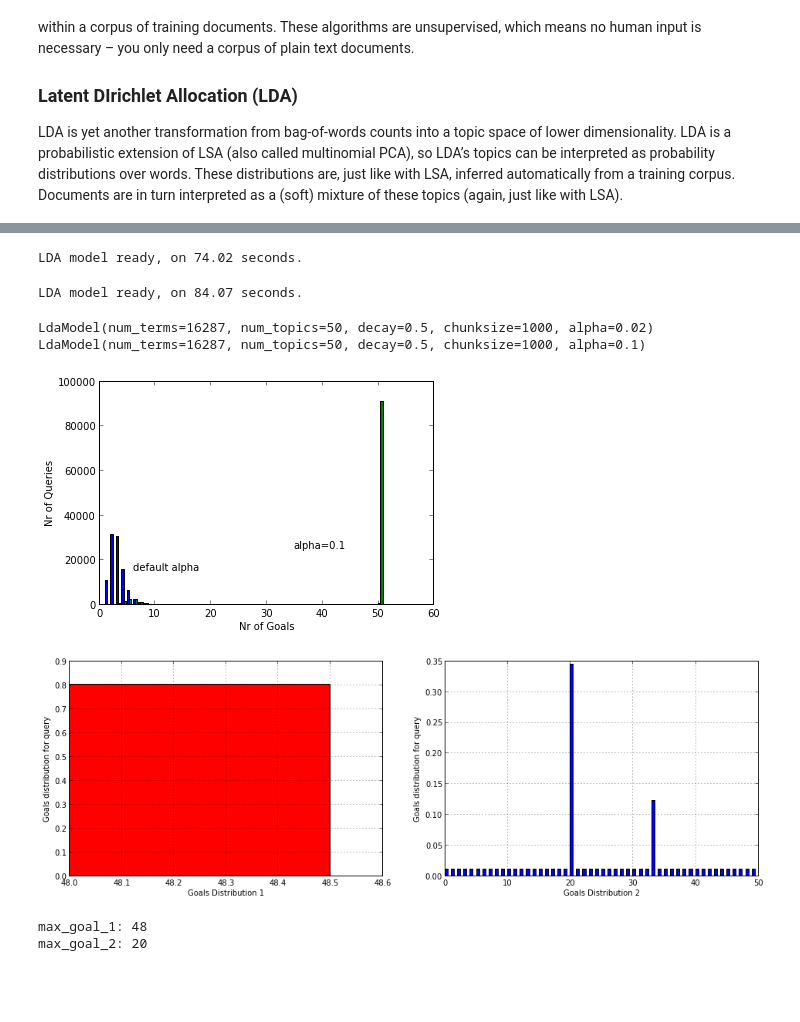
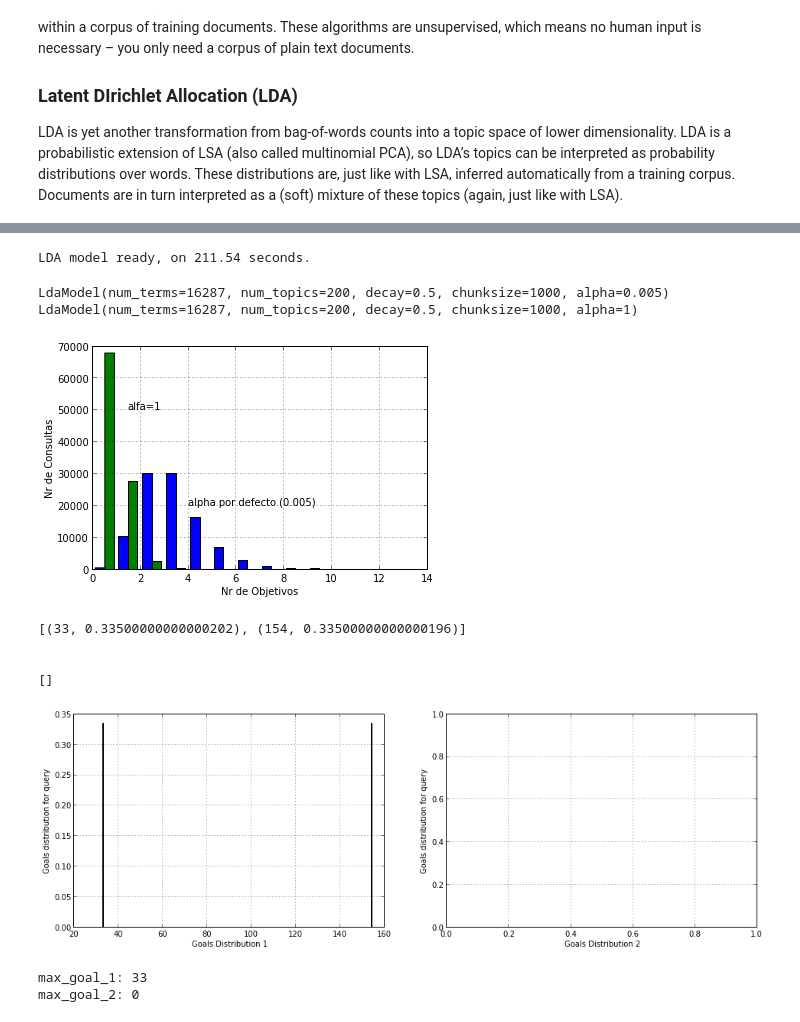
Before and after one commit to ljsou/QueryAnalyzer, a Jupyter notebook: UserQuery/LDA-Generic-Goals-QueryAnalizer.ipynb, the cells around one changed output, grey strips where cells are left out. Saved outputs shown, nothing was run; the diff lists cells and outputs as text; code cells hidden in the pictures; blank space fills up the shorter version.

```diff
--- a/UserQuery/LDA-Generic-Goals-QueryAnalizer.ipynb
+++ b/UserQuery/LDA-Generic-Goals-QueryAnalizer.ipynb
@@ -15,57 +73,61 @@ import generic_gomo as g
 import ldamodel as ldam
 from IPython.core.display import Image
 
-num_topics = 50
+num_topics = 200
 model_path = "/media/University/UniversityDisc/2-Master/MasterThesis/EjecucionTesis/Desarrollo/PythonProjects/QueryAnalyzer/Models/"
 
 lda_1 = g.initDefaultLDA(num_topics, model_path)
-# %% [output]
-LDA model ready, on 74.02 seconds.
 # %%
-alpha = 0.1
+import generic_gomo as g
+alpha = 1
+num_topics = 200
 lda_2 = g.initLDAwithAlpha(num_topics, alpha, model_path)
 # %% [output]
-LDA model ready, on 84.07 seconds.
+LDA model ready, on 211.54 seconds.
 # %%
 from gensim import models
 
-num_topics = 50
+num_topics = 200
 model_path = "/media/University/UniversityDisc/2-Master/MasterThesis/EjecucionTesis/Desarrollo/PythonProjects/QueryAnalyzer/Models/"
 lda_1 = models.LdaModel.load(model_path + 'model_1.lda') #Default Alpha
 lda_2 = models.LdaModel.load(model_path + 'model_2.lda') #Other Alpha, e.g. alpha = 0.3
 print lda_1
 print lda_2
 # %% [output]
-LdaModel(num_terms=16287, num_topics=50, decay=0.5, chunksize=1000, alpha=0.02)
-LdaModel(num_terms=16287, num_topics=50, decay=0.5, chunksize=1000, alpha=0.1)
+LdaModel(num_terms=16287, num_topics=200, decay=0.5, chunksize=1000, alpha=0.005)
+LdaModel(num_terms=16287, num_topics=200, decay=0.5, chunksize=1000, alpha=1)
 # %%
 import generic_gomo as g
 from gensim import corpora, models
 
-alpha = 0.1
+alpha = 1
 g.drawLdaDistributions(lda_1, lda_2, alpha, model_path)
 # %% [output]
-[figure, old version]
+[figure, new version]
 # %%
 import ldamodel as ldam
 import generic_gomo as g
 import kl_divergence as kld
 import hellinger_distance as hd
 
-query = "how to warm up your fish tank water"
+query = "buy a car"
 
 corpus, dictionary = g.loadCorpusDictionary(model_path)
 #g.ldaGoalDistribution(query, dictionary, lda_1, model_path)
 goals_distribution_1 = ldam.perQueryGoalProportions(query, dictionary, lda_1)
 goals_distribution_2 = ldam.perQueryGoalProportions(query, dictionary, lda_2)
 
 max_goals = ldam.viewQueryGoalProportions(goals_distribution_1, goals_distribution_2)
 print "max_goal_1:", max_goals[0]
 print "max_goal_2:", max_goals[1]
 # %% [output]
+[(33, 0.33500000000000202), (154, 0.33500000000000196)]
+
+
+[]
-[figure, old version]
+[figure, new version]
-max_goal_1: 48
-max_goal_2: 20
+max_goal_1: 33
+max_goal_2: 0
 # %%
 from IPython.core.display import Image
 nombre_1 = "lda_1_image.png"
```
Also changed, not shown: parts of 5 cells of this notebook, 23 other files.
